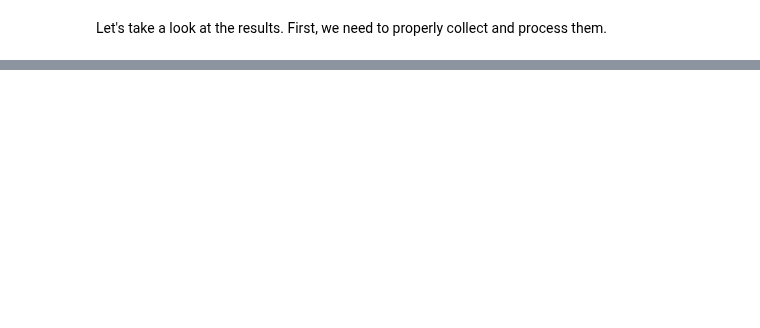
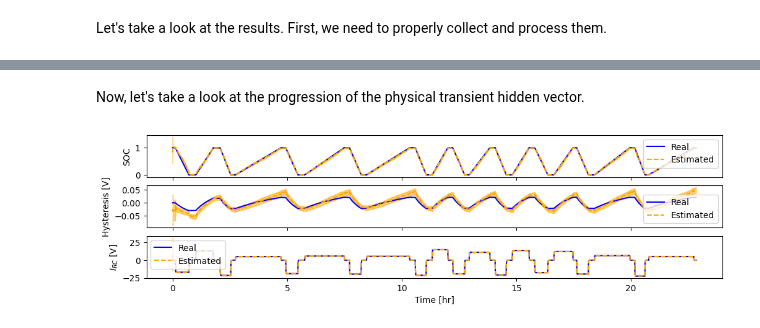
Before and after one commit to ROVI-org/auto-soh, a Jupyter notebook: notebooks/demonstrate_joint_ukf.ipynb, the cells around one changed output, grey strips where cells are left out. Saved outputs shown, nothing was run; the diff lists cells and outputs as text; code cells hidden in the pictures; blank space fills up the shorter version.

```diff
--- a/notebooks/demonstrate_joint_ukf.ipynb
+++ b/notebooks/demonstrate_joint_ukf.ipynb
@@ -628,0 +651,58 @@ array([[2500]])
+# %% [markdown]
+Now, let's take a look at the progression of the physical transient hidden vector.
+# %%
+fig, axes = plt.subplots(3, 1, sharex='col', figsize=(12,3))
+axes[0].plot(timestamps,
+             real_soc[1:],
+             color='blue',
+             label='Real')
+axes[0].plot(timestamps[:len(estimated)],
+             estimated['soc'],
+             linestyle='--',
+             color='orange',
+             label='Estimated')
+axes[0].fill_between(timestamps[:len(estimated)],
+                     (estimated['soc'] + 2*estimated_std['soc']),
+                     (estimated['soc'] - 2*estimated_std['soc']),
+                     color='orange',
+                     alpha=0.5,
+                     zorder=0)
+axes[1].plot(timestamps,
+             real_hyst[1:],
+             color='blue',
+             label='Real')
+axes[1].plot(timestamps[:len(estimated)],
+             estimated['hyst'],
+             linestyle='--',
+             color='orange',
+             label='Estimated')
+axes[1].fill_between(timestamps[:len(estimated)],
+                     (estimated['hyst'] + 2*estimated_std['hyst']),
+                     (estimated['hyst'] - 2*estimated_std['hyst']),
+                     color='orange',
+                     alpha=0.5,
+                     zorder=0)
+axes[2].plot(timestamps,
+             real_irc[1:],
+             color='blue',
+             label='Real')
+axes[2].plot(timestamps[:len(estimated)],
+             estimated['i_rc'],
+             linestyle='--',
+             color='orange',
+             label='Estimated')
+axes[2].fill_between(timestamps[:len(estimated)],
+                     (estimated['i_rc'] + 2*estimated_std['i_rc']),
+                     (estimated['i_rc'] - 2*estimated_std['i_rc']),
+                     color='orange',
+                     alpha=0.5,
+                     zorder=0)
+
+axes[0].set_ylabel('SOC')
+axes[1].set_ylabel('Hysteresis [V]')
+axes[2].set_ylabel(r'$I_{RC}$ [V]')
+axes[-1].set_xlabel('Time [hr]')
+for ax in axes:
+    ax.legend()
+# %% [output]
+[figure, added]
```
Also changed, not shown: parts of 13 cells of this notebook.
